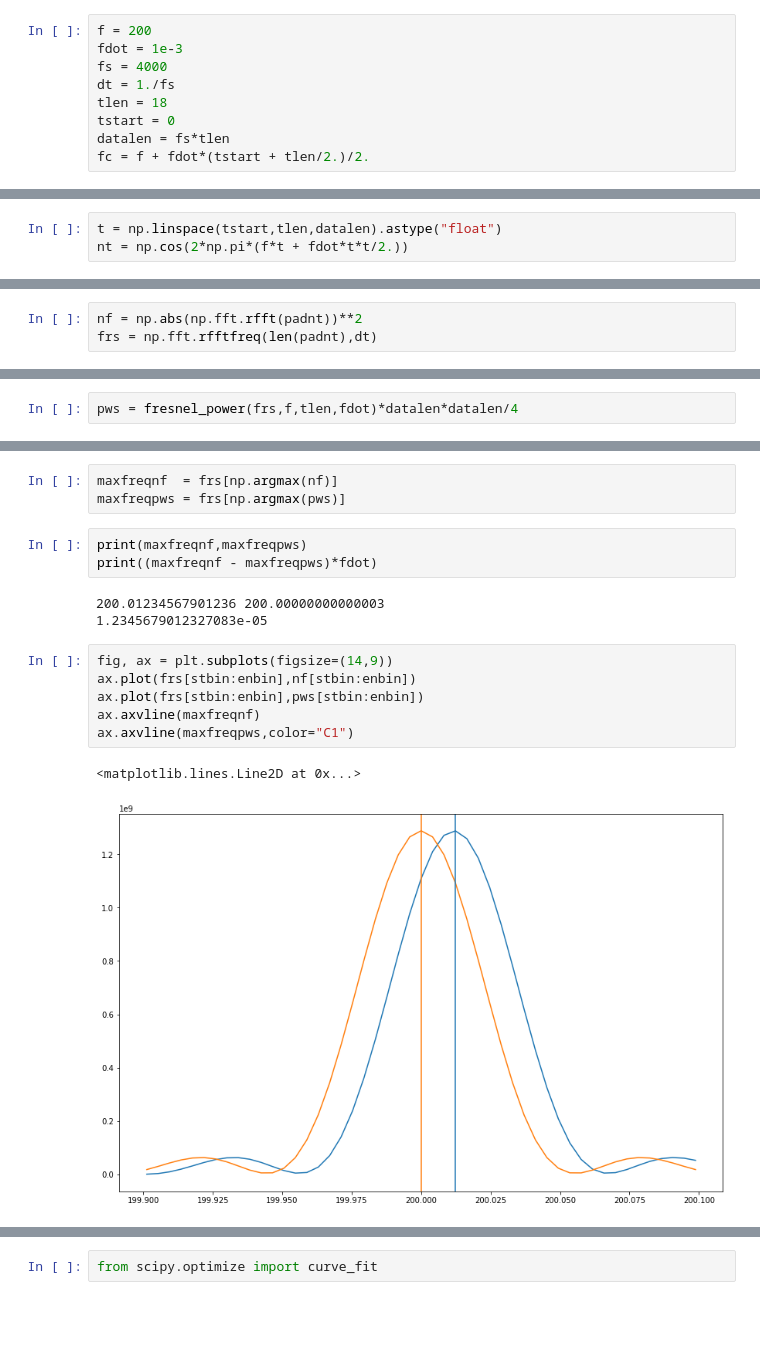
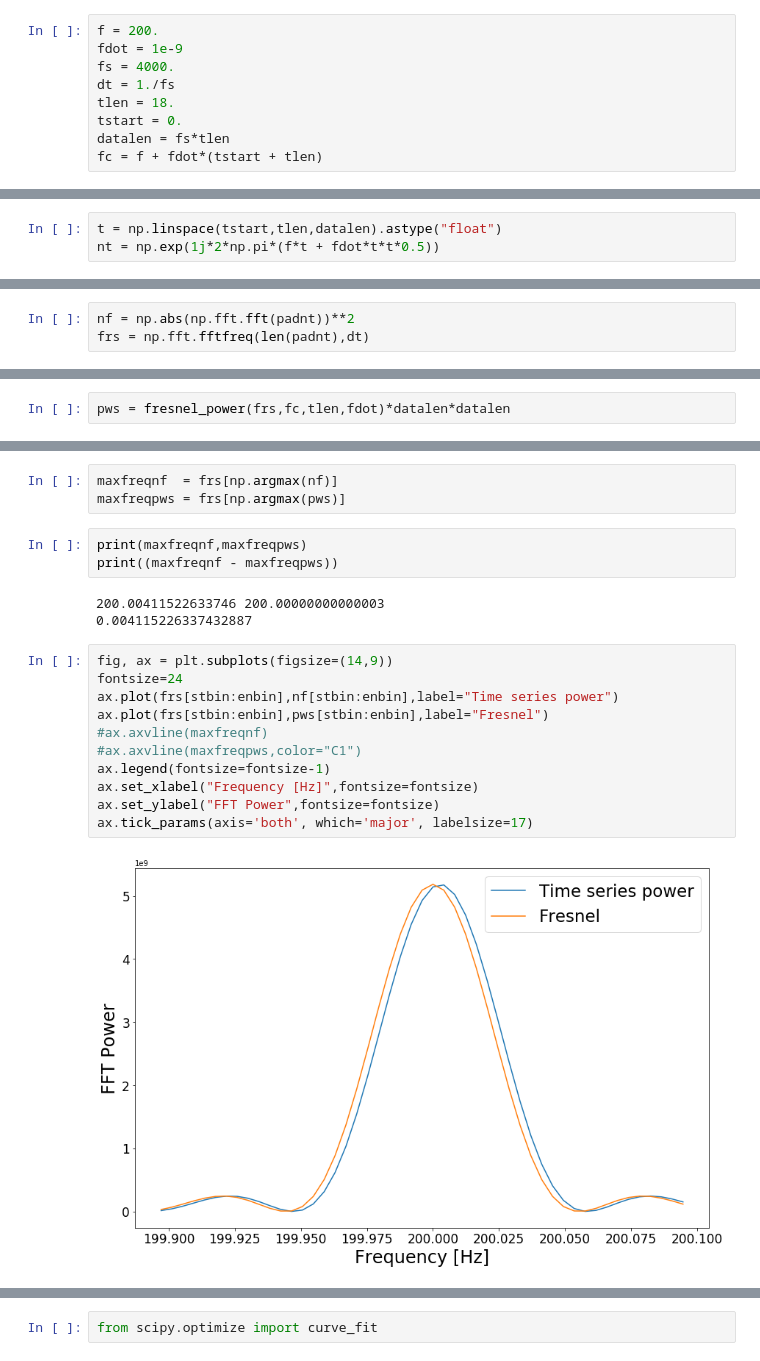
Before and after one commit to jcbayley/phd_thesis, a Jupyter notebook: AppendixA/SNR_injections.ipynb, the cells around one changed output, grey strips where cells are left out. Cells and saved outputs as stored; diff of their text form; blank space fills up the shorter version.

Commit message:
some changes to appendix, maths correct, need to fix plot of fresnel

```diff
--- a/AppendixA/SNR_injections.ipynb
+++ b/AppendixA/SNR_injections.ipynb
@@ -394,13 +385,13 @@ def fresnel_power(f,f0c,tsft,fdot):
     return Sw2
 # %%
-f = 200
-fdot = 1e-3
-fs = 4000
+f = 200.
+fdot = 1e-9
+fs = 4000.
 dt = 1./fs
-tlen = 18
-tstart = 0
+tlen = 18.
+tstart = 0.
 datalen = fs*tlen
-fc = f + fdot*(tstart + tlen/2.)/2.
+fc = f + fdot*(tstart + tlen)
 # %%
 print(f,fc)
 # %% [output]
@@ -414,3 +402,3 @@ fs[int(datalen/2)]
 # %%
 t = np.linspace(tstart,tlen,datalen).astype("float")
-nt = np.cos(2*np.pi*(f*t + fdot*t*t/2.))
+nt = np.exp(1j*2*np.pi*(f*t + fdot*t*t*0.5))
@@ -419,5 +415,5 @@ padnt = np.append(nt,np.zeros(900000))
 # %%
-nf = np.abs(np.fft.rfft(padnt))**2
-frs = np.fft.rfftfreq(len(padnt),dt)
+nf = np.abs(np.fft.fft(padnt))**2
+frs = np.fft.fftfreq(len(padnt),dt)
 # %%
 diff = frs[1] - frs[0]
@@ -424,5 +424,5 @@ diff = frs[1] - frs[0]
 # %%
-pws = fresnel_power(frs,f,tlen,fdot)*datalen*datalen/4
+pws = fresnel_power(frs,fc,tlen,fdot)*datalen*datalen
 # %%
 stbin,enbin = int((fc - 0.1)*1./diff),int((fc + 0.1)*1./diff)
 # %%
@@ -430,16 +430,20 @@ maxfreqnf  = frs[np.argmax(nf)]
 maxfreqpws = frs[np.argmax(pws)]
 # %%
 print(maxfreqnf,maxfreqpws)
-print((maxfreqnf - maxfreqpws)*fdot)
+print((maxfreqnf - maxfreqpws))
 # %% [output]
-200.01234567901236 200.00000000000003
-1.2345679012327083e-05
+200.00411522633746 200.00000000000003
+0.004115226337432887
 # %%
 fig, ax = plt.subplots(figsize=(14,9))
-ax.plot(frs[stbin:enbin],nf[stbin:enbin])
-ax.plot(frs[stbin:enbin],pws[stbin:enbin])
-ax.axvline(maxfreqnf)
-ax.axvline(maxfreqpws,color="C1")
+fontsize=24
+ax.plot(frs[stbin:enbin],nf[stbin:enbin],label="Time series power")
+ax.plot(frs[stbin:enbin],pws[stbin:enbin],label="Fresnel")
+#ax.axvline(maxfreqnf)
+#ax.axvline(maxfreqpws,color="C1")
+ax.legend(fontsize=fontsize-1)
+ax.set_xlabel("Frequency [Hz]",fontsize=fontsize)
+ax.set_ylabel("FFT Power",fontsize=fontsize)
+ax.tick_params(axis='both', which='major', labelsize=17)
 # %% [output]
-<matplotlib.lines.Line2D at 0x...>
-[figure, old version]
+[figure, new version]
```
Also changed, not shown: parts of 14 cells of this notebook, 6 other files.
